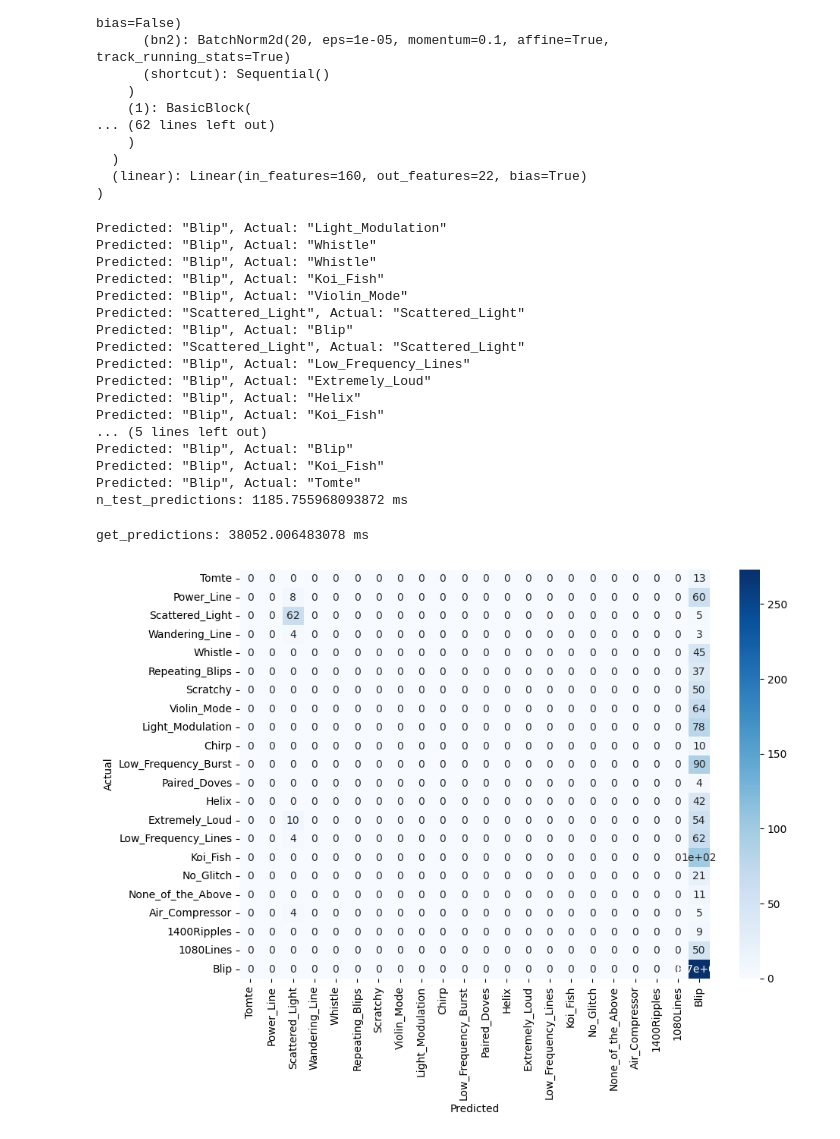
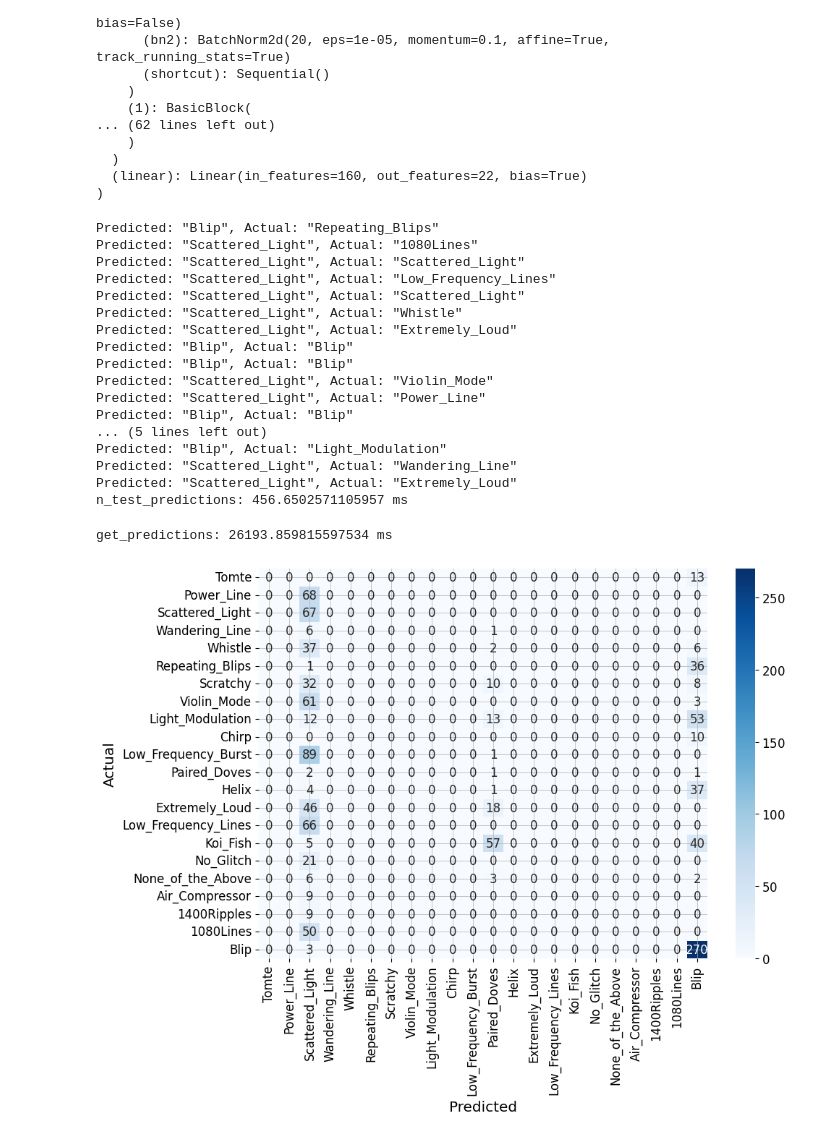
Before and after one commit to brianbaert/MscThesis, a Jupyter notebook: MscThesis_Playground.ipynb, the cells around one changed output. Saved outputs shown, nothing was run; the diff lists cells and outputs as text; code cells hidden in the pictures.

```diff
--- a/MscThesis_Playground.ipynb
+++ b/MscThesis_Playground.ipynb
@@ -462,6 +463,6 @@ Saved Pytorch Model state to thesis_naive_CL_1_0.pth
 # %%
 model = SlimResNet18(nclasses=22)
-model.load_state_dict(torch.load('/content/drive/MyDrive/MscThesis/thesis_naive_CL_1_0.pth'))
+model.load_state_dict(torch.load('/content/drive/MyDrive/MscThesis/thesis_generative_CL_1_0.pth'))
 model.eval()
 # %% [output]
 ResNet(
@@ -484,28 +485,28 @@ ResNet(
 # %%
 my_utils.n_test_predictions(model, test_loader_av, classes, 20)
 # %% [output]
+Predicted: "Blip", Actual: "Repeating_Blips"
+Predicted: "Scattered_Light", Actual: "1080Lines"
+Predicted: "Scattered_Light", Actual: "Scattered_Light"
+Predicted: "Scattered_Light", Actual: "Low_Frequency_Lines"
+Predicted: "Scattered_Light", Actual: "Scattered_Light"
+Predicted: "Scattered_Light", Actual: "Whistle"
+Predicted: "Scattered_Light", Actual: "Extremely_Loud"
+Predicted: "Blip", Actual: "Blip"
+Predicted: "Blip", Actual: "Blip"
+Predicted: "Scattered_Light", Actual: "Violin_Mode"
+Predicted: "Scattered_Light", Actual: "Power_Line"
+Predicted: "Blip", Actual: "Blip"
+... (5 lines left out)
 Predicted: "Blip", Actual: "Light_Modulation"
-Predicted: "Blip", Actual: "Whistle"
-Predicted: "Blip", Actual: "Whistle"
-Predicted: "Blip", Actual: "Koi_Fish"
-Predicted: "Blip", Actual: "Violin_Mode"
-Predicted: "Scattered_Light", Actual: "Scattered_Light"
-Predicted: "Blip", Actual: "Blip"
-Predicted: "Scattered_Light", Actual: "Scattered_Light"
-Predicted: "Blip", Actual: "Low_Frequency_Lines"
-Predicted: "Blip", Actual: "Extremely_Loud"
-Predicted: "Blip", Actual: "Helix"
-Predicted: "Blip", Actual: "Koi_Fish"
-... (5 lines left out)
-Predicted: "Blip", Actual: "Blip"
-Predicted: "Blip", Actual: "Koi_Fish"
-Predicted: "Blip", Actual: "Tomte"
-n_test_predictions: 1185.755968093872 ms
+Predicted: "Scattered_Light", Actual: "Wandering_Line"
+Predicted: "Scattered_Light", Actual: "Extremely_Loud"
+n_test_predictions: 456.6502571105957 ms
 # %%
 test_loader = torch.utils.data.DataLoader(test_set, batch_size=1, shuffle=True)
 y_pred_list, y_true_list = my_utils.get_predictions(model, test_loader)
 # %% [output]
-get_predictions: 38052.006483078 ms
+get_predictions: 26193.859815597534 ms
 # %%
 # Generate confusion matrix
 cm = confusion_matrix(y_true_list, y_pred_list)
@@ -513,12 +514,12 @@ f1 = f1_score(y_true_list, y_pred_list, average=None)
 # %%
 plt.figure(figsize=(10,7))
 
 # Use seaborn heatmap for visualization
-sns.heatmap(cm, annot=True, cmap='Blues', xticklabels=classes, yticklabels=classes)
+sns.heatmap(cm, annot=True, cmap='Blues', fmt='d', xticklabels=classes, yticklabels=classes)
 
 plt.xlabel('Predicted')
 plt.ylabel('Actual')
 
 plt.show()
 # %% [output]
-[figure, old version]
+[figure, new version]
```
Also changed, not shown: parts of 5 cells of this notebook.
